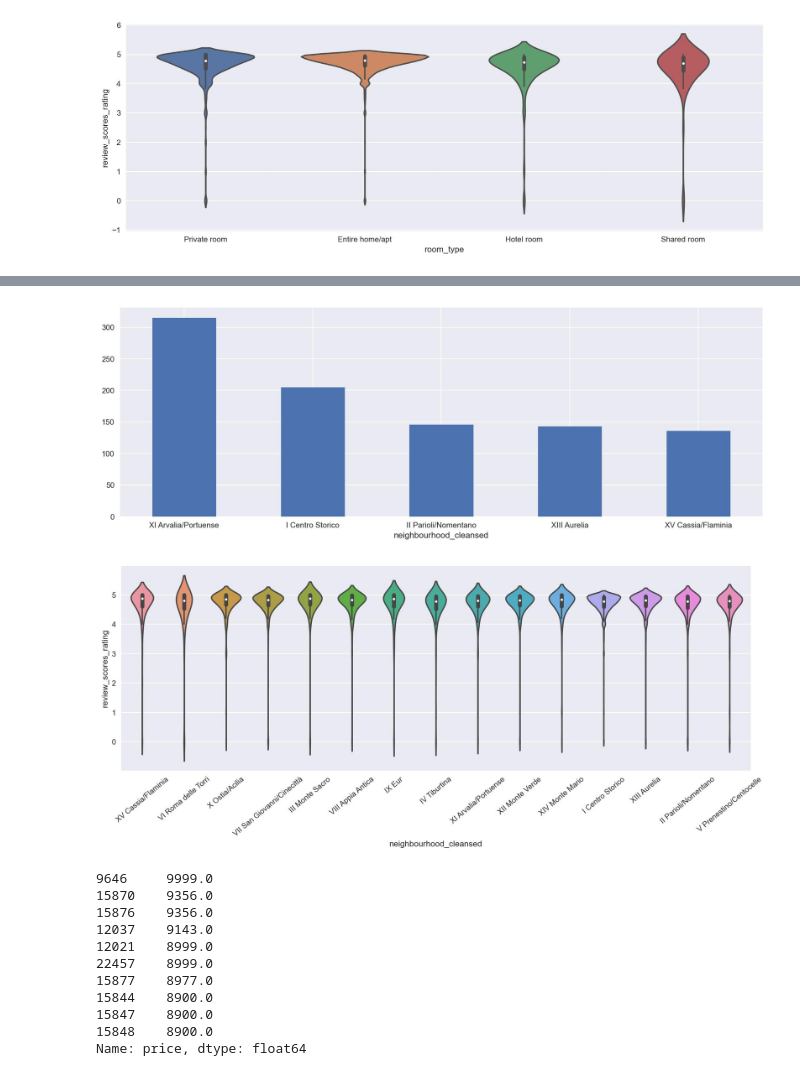
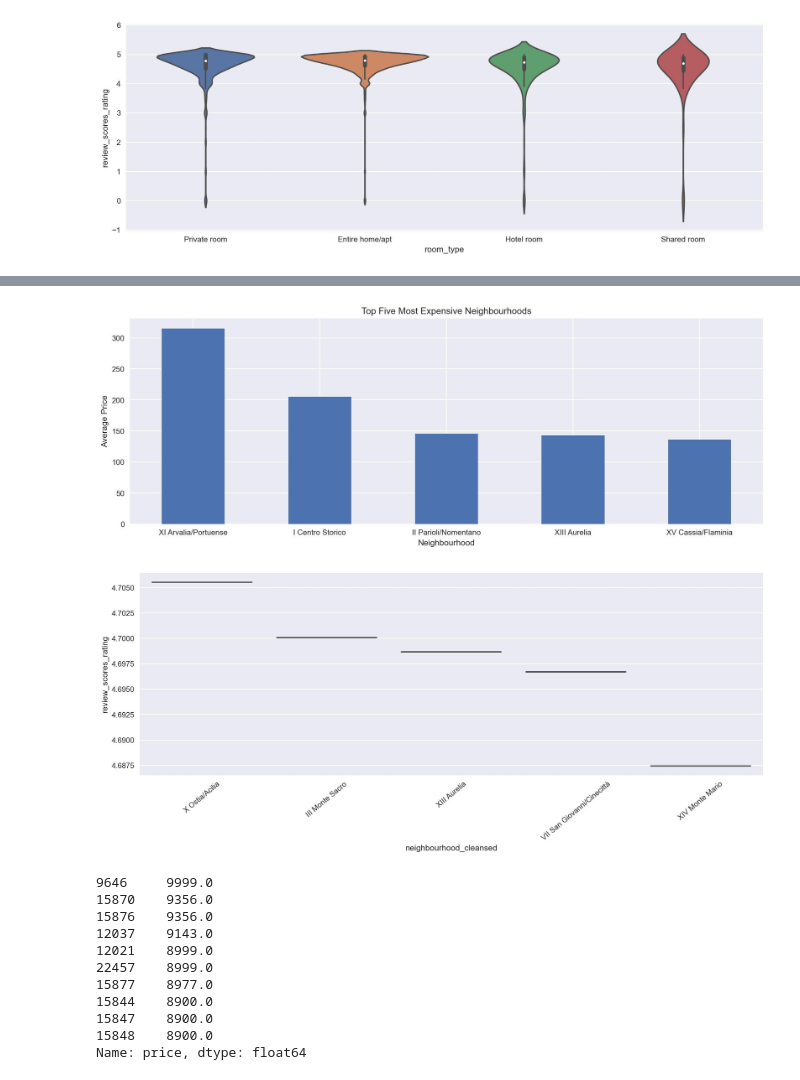
Before and after one commit to mhaln3mi/Airbnb-Rome-EDA, a Jupyter notebook: models.ipynb, the cells around one changed output, grey strips where cells are left out. Drawn from its saved outputs; the diff is of its cells as text; code cells hidden in the pictures.

Commit message:
describtion for neighbourhoods

```diff
--- a/models.ipynb
+++ b/models.ipynb
@@ -59,15 +63,20 @@ plt.show()
 # %%
-df.groupby('neighbourhood_cleansed')['price'].mean().nlargest(5).plot.bar()
+df.groupby("neighbourhood_cleansed")["price"].mean().nlargest(5).plot.bar()
+plt.title('top five most expensive neighbourhoods'.title())
+plt.xlabel('Neighbourhood')
+plt.ylabel('Average Price')
 plt.xticks(rotation=0)
 plt.show()
 # %% [output]
-[figure, old version]
+[figure, new version]
 # %%
-sns.violinplot(x='neighbourhood_cleansed', y='review_scores_rating', data=df)
+data = df.groupby(['neighbourhood_cleansed'])[['review_scores_rating']].mean().nlargest(5, 'review_scores_rating')
+data.columns
+sns.violinplot(x=data.index, y='review_scores_rating', data=data)
 plt.xticks(rotation=40)
 plt.show()
 # %% [output]
-[figure, old version]
+[figure, new version]
 # %%
 def abline(slope, intercept):
     """Plot a line from slope and intercept"""
```
Also changed, not shown: parts of 1 cell of this notebook.
